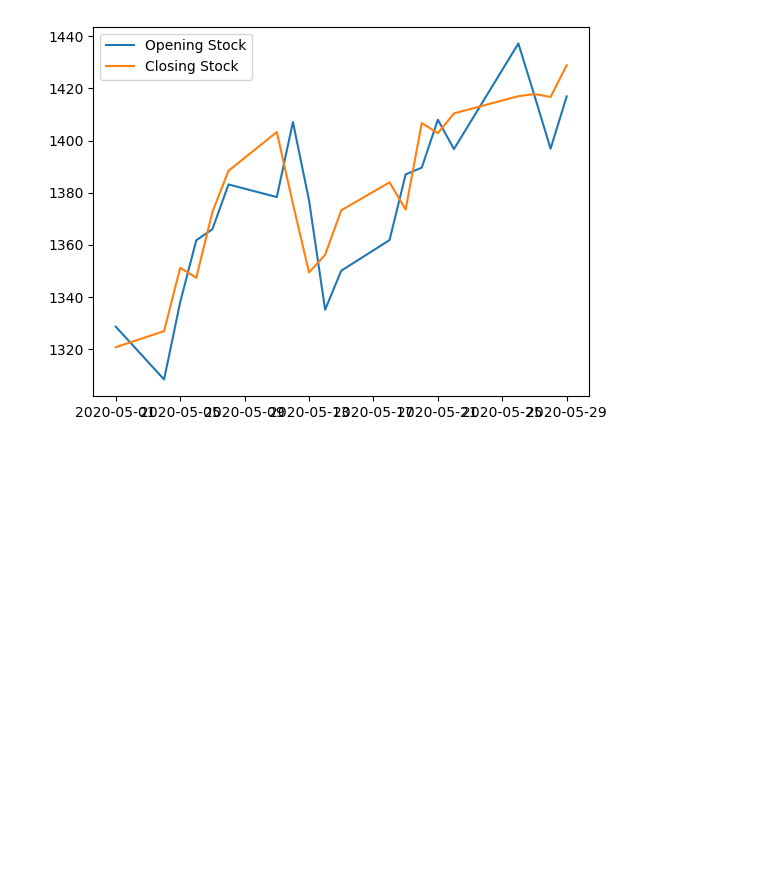
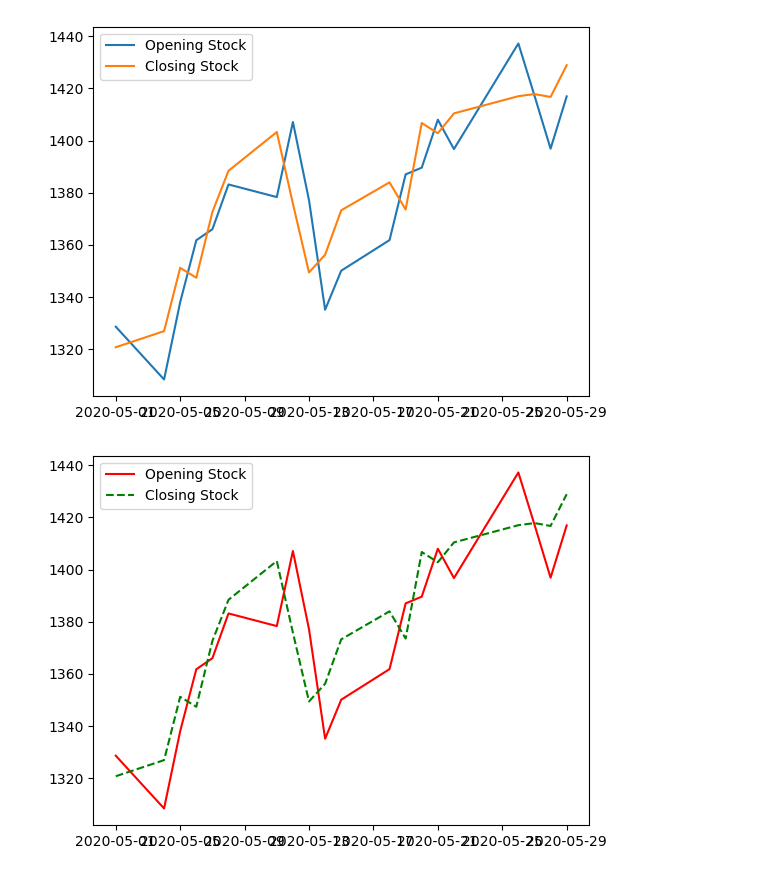
Before and after one commit to yotam-sh/learning_os_gis_development, a Jupyter notebook: matplotlib/day_27.ipynb, the cells around one changed output. Drawn from its saved outputs; the diff is of its cells as text; code cells hidden in the pictures; blank space fills up the shorter version.

Commit message:
Changing plot colors and line style

```diff
--- a/matplotlib/day_27.ipynb
+++ b/matplotlib/day_27.ipynb
@@ -63,3 +67,12 @@ plt.legend()
 plt.show()
 # %% [output]
 [figure]
+# %%
+# Changing the colors of the plot
+
+plt.plot(plot_x, plot_y_1, 'r-', label='Opening Stock')
+plt.plot(plot_x, plot_y_2, 'g--', label='Closing Stock')
+plt.legend()
+plt.show()
+# %% [output]
+[figure, added]
```
Also changed, not shown: parts of 2 cells of this notebook.
